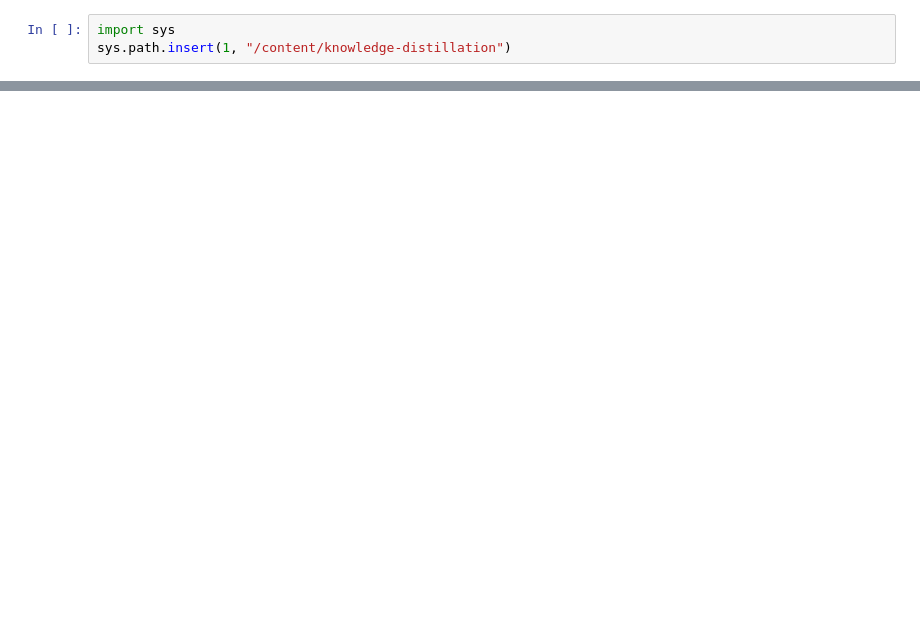
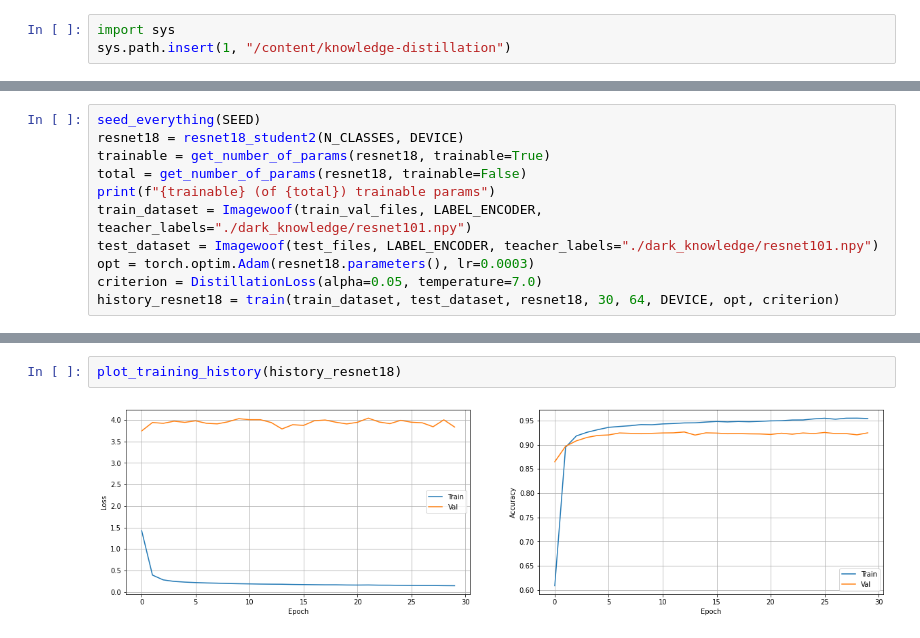
Before and after one commit to stdereka/knowledge-distillation, a Jupyter notebook: experiments.ipynb, the cells around one changed output, grey strips where cells are left out. Cells and saved outputs as stored; diff of their text form; blank space fills up the shorter version.

```diff
--- a/experiments.ipynb
+++ b/experiments.ipynb
@@ -181,0 +179,11 @@ next(iter(DataLoader(train_dataset, shuffle=True, batch_size=64)))
+# %%
+seed_everything(SEED)
+resnet18 = resnet18_student2(N_CLASSES, DEVICE)
+trainable = get_number_of_params(resnet18, trainable=True)
+total = get_number_of_params(resnet18, trainable=False)
+print(f"{trainable} (of {total}) trainable params")
+train_dataset = Imagewoof(train_val_files, LABEL_ENCODER, teacher_labels="./dark_knowledge/resnet101.npy")
+test_dataset = Imagewoof(test_files, LABEL_ENCODER, teacher_labels="./dark_knowledge/resnet101.npy")
+opt = torch.optim.Adam(resnet18.parameters(), lr=0.0003)
+criterion = DistillationLoss(alpha=0.05, temperature=7.0)
+history_resnet18 = train(train_dataset, test_dataset, resnet18, 30, 64, DEVICE, opt, criterion)
@@ -181,0 +211,4 @@ next(iter(DataLoader(train_dataset, shuffle=True, batch_size=64)))
+# %%
+plot_training_history(history_resnet18)
+# %% [output]
+[figure, added]
```
Also changed, not shown: parts of 18 cells of this notebook, 3 other files.
